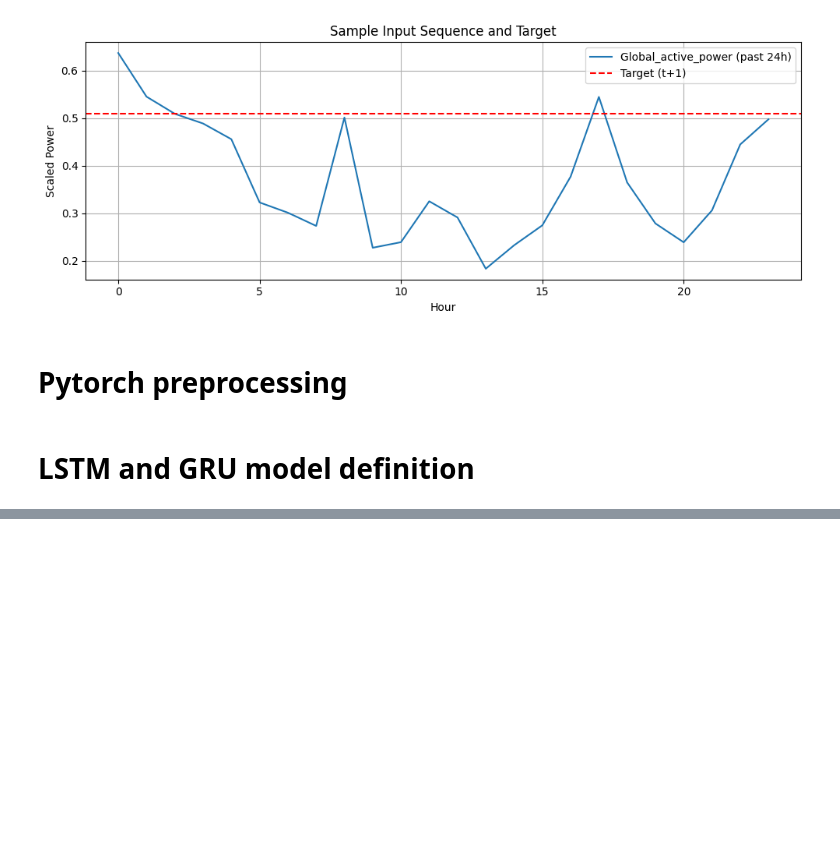
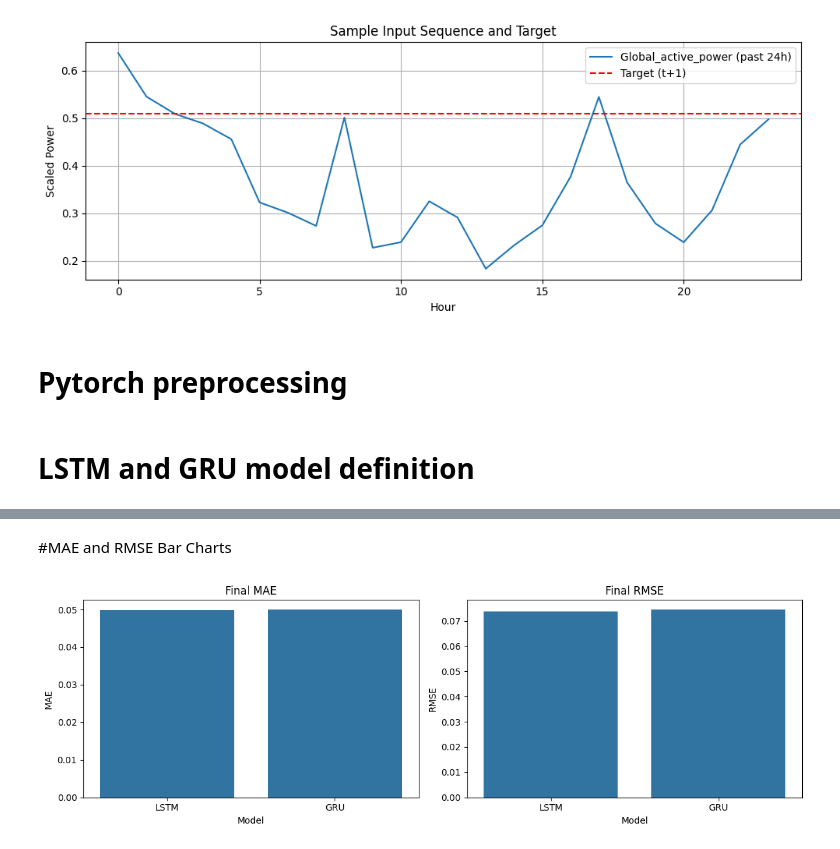
Before and after one commit to TigistW/Energy-Consumption-Forecasting, a Jupyter notebook: notebooks/sequence_analysis.ipynb, the cells around one changed output, grey strips where cells are left out. Drawn from its saved outputs; the diff is of its cells as text; code cells hidden in the pictures; blank space fills up the shorter version.

```diff
--- a/notebooks/sequence_analysis.ipynb
+++ b/notebooks/sequence_analysis.ipynb
@@ -228,0 +345,19 @@ def evaluate_model(model, dataloader, device):
+# %% [markdown]
+#MAE and RMSE Bar Charts
+# %%
+final_metrics = pd.DataFrame({
+    "Model": ["LSTM", "GRU"],
+    "MAE": [lstm_maes[-1], gru_maes[-1]],
+    "RMSE": [lstm_rmses[-1], gru_rmses[-1]]
+})
+
+# Plot MAE and RMSE side-by-side
+fig, axs = plt.subplots(1, 2, figsize=(12, 4))
+sns.barplot(data=final_metrics, x="Model", y="MAE", ax=axs[0])
+axs[0].set_title("Final MAE")
+sns.barplot(data=final_metrics, x="Model", y="RMSE", ax=axs[1])
+axs[1].set_title("Final RMSE")
+plt.tight_layout()
+plt.show()
+# %% [output]
+[figure, added]
```
Also changed, not shown: parts of 10 cells of this notebook.
